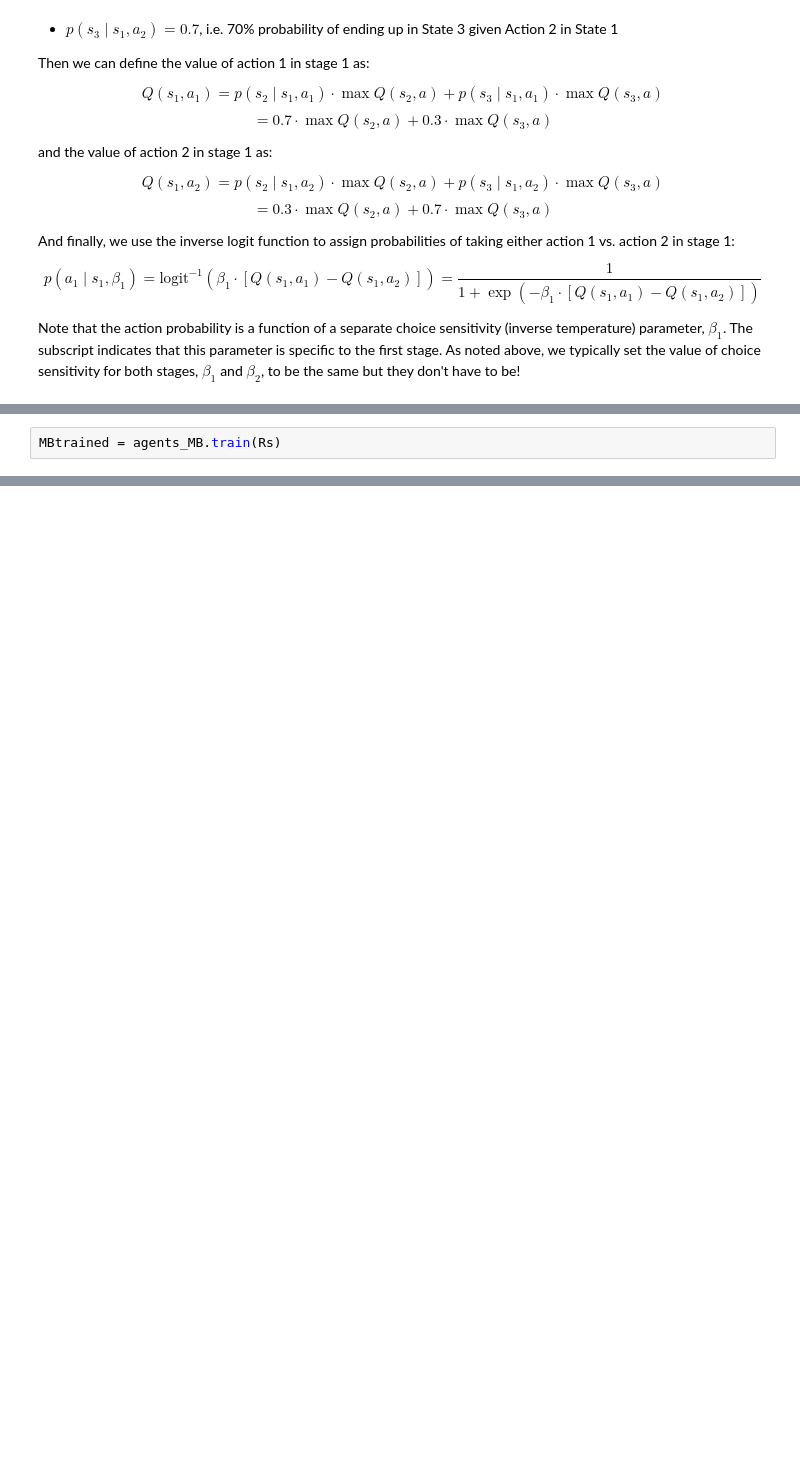
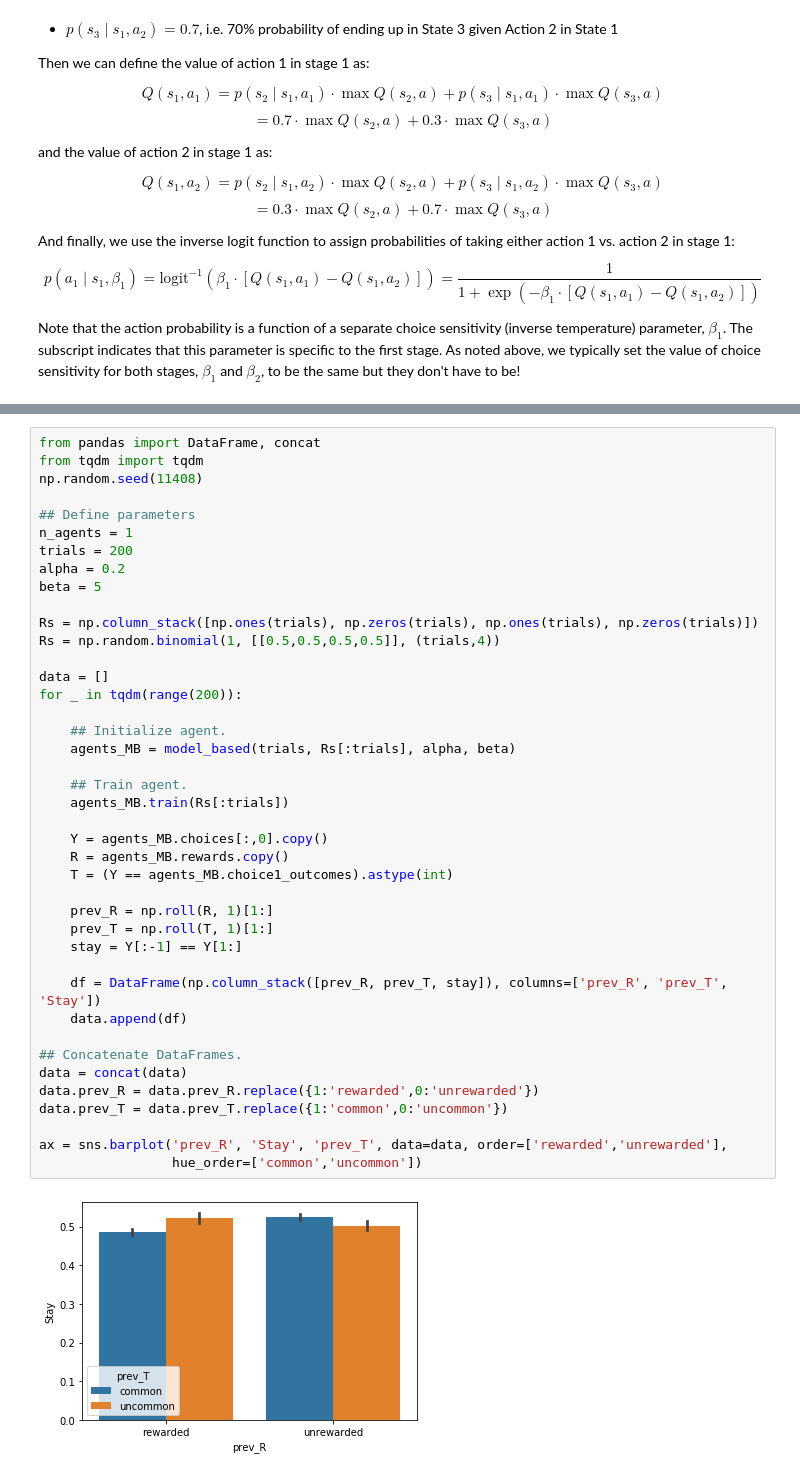
Before and after one commit to kmarr21/thesis, a Jupyter notebook: UnluckySymbol_and_ModelBased.ipynb, the cells around one changed output, grey strips where cells are left out. Drawn from its saved outputs; the diff is of its cells as text; blank space fills up the shorter version.

```diff
--- a/UnluckySymbol_and_ModelBased.ipynb
+++ b/UnluckySymbol_and_ModelBased.ipynb
@@ -444,2 +427,0 @@ agents_MB = model_based(trials, Rs, alpha, beta)
-# %%
-MBtrained = agents_MB.train(Rs)
@@ -454,0 +432,43 @@ agents_MB.plot()
+# %%
+from pandas import DataFrame, concat
+from tqdm import tqdm
+np.random.seed(11408)
+
+## Define parameters
+n_agents = 1
+trials = 200
+alpha = 0.2
+beta = 5
+
+Rs = np.column_stack([np.ones(trials), np.zeros(trials), np.ones(trials), np.zeros(trials)])
+Rs = np.random.binomial(1, [[0.5,0.5,0.5,0.5]], (trials,4))
+
+data = []
+for _ in tqdm(range(200)):
+
+    ## Initialize agent.
+    agents_MB = model_based(trials, Rs[:trials], alpha, beta)
+
+    ## Train agent.
+    agents_MB.train(Rs[:trials])
+
+    Y = agents_MB.choices[:,0].copy()
+    R = agents_MB.rewards.copy()
+    T = (Y == agents_MB.choice1_outcomes).astype(int)
+
+    prev_R = np.roll(R, 1)[1:]
+    prev_T = np.roll(T, 1)[1:]
+    stay = Y[:-1] == Y[1:]
+
+    df = DataFrame(np.column_stack([prev_R, prev_T, stay]), columns=['prev_R', 'prev_T', 'Stay'])
+    data.append(df)
+
+## Concatenate DataFrames.
+data = concat(data)
+data.prev_R = data.prev_R.replace({1:'rewarded',0:'unrewarded'})
+data.prev_T = data.prev_T.replace({1:'common',0:'uncommon'})
+
+ax = sns.barplot('prev_R', 'Stay', 'prev_T', data=data, order=['rewarded','unrewarded'],
+                 hue_order=['common','uncommon'])
+# %% [output]
+[figure, added]
```
Also changed, not shown: parts of 17 cells of this notebook, 1 other file.
